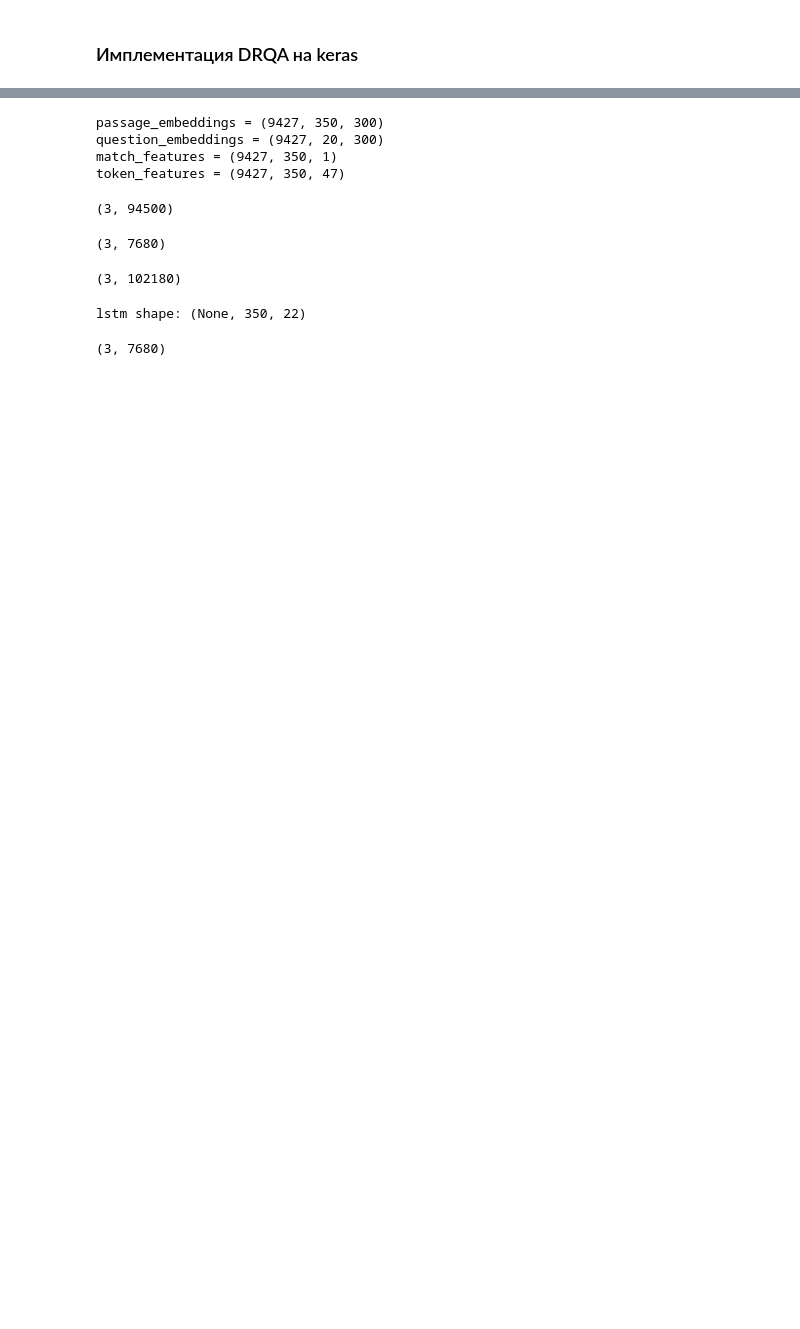
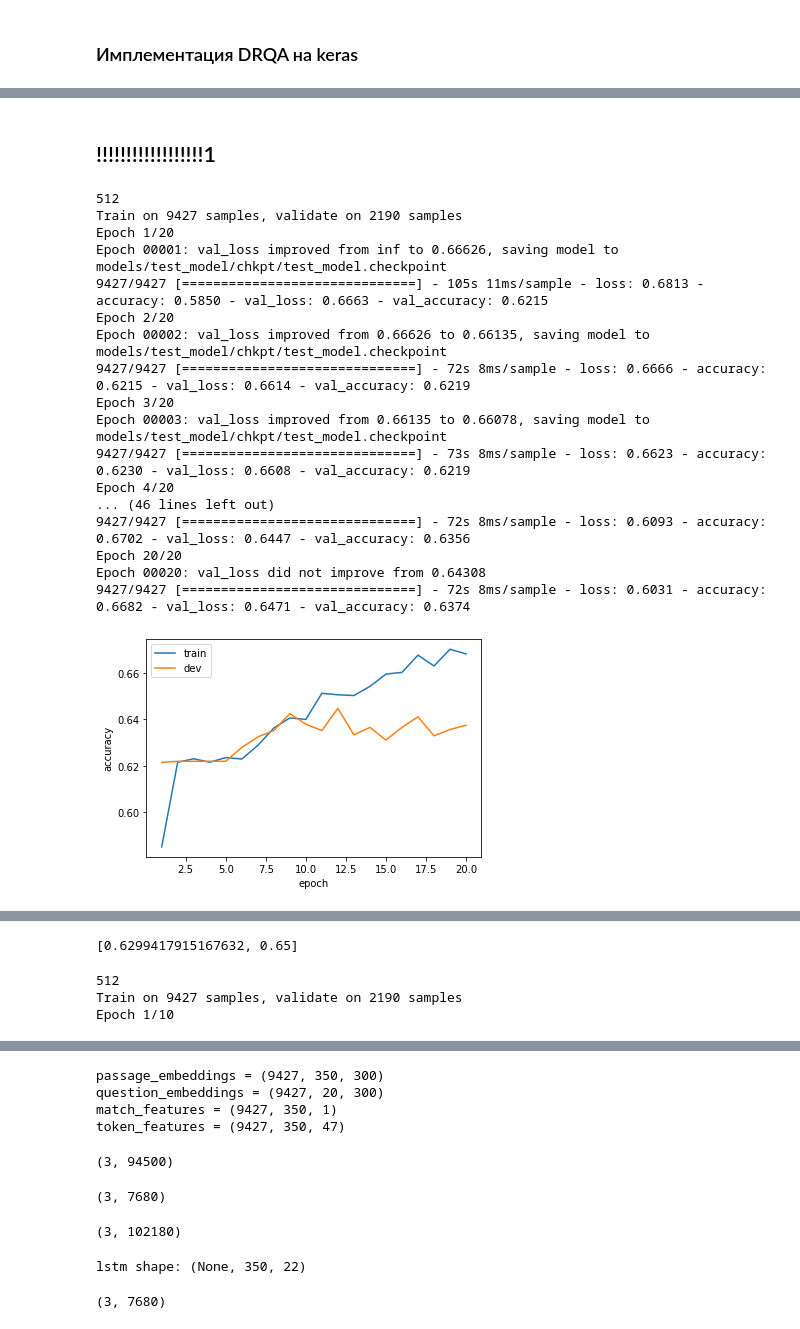
Before and after one commit to litdarya/nlp_tasks, a Jupyter notebook: hw_2/hw2.ipynb, the cells around one changed output, grey strips where cells are left out. Cells and saved outputs as stored; diff of their text form; code cells hidden in the pictures; blank space fills up the shorter version.

```diff
--- a/hw_2/hw2.ipynb
+++ b/hw_2/hw2.ipynb
@@ -1100,0 +1292,48 @@ def train_model(model, embeds):
+# %% [markdown]
+## !!!!!!!!!!!!!!!!!!1
+# %%
+_model = drqa(
+    passage_size=MAX_LEN_PASSAGE,
+    question_size=MAX_LEN_QUEST,
+    embeds_dim=FT_EMBEDS_DIM,
+    match_dim=1,
+    token_features_dim=TOKEN_FEATURES_DIM,
+    alpha_dim=ALPHA_DIM,
+    passage_lstm=LSTM_PASSAGE_DIM,
+    question_lstm=LSTM_QUESTION_DIM,
+    paragraph_params = {
+        'dropout': 0.3,
+        'recurrent_dropout': 0.3,
+    },
+    question_params = {
+        'dropout': 0.3,
+        'recurrent_dropout': 0.3,
+    }
+)
+_model.compile(optimizer='adam', loss='binary_crossentropy', metrics=['accuracy'])
+train_model(
+    _model, 'test_model',
+    X=train_embeds, y=y_train,
+    X_dev=dev_embeds, y_dev=y_dev,
+    epochs=20,
+)
+evaluate_model(_model, test_embeds, y_test)
+# %% [output]
+512
+Train on 9427 samples, validate on 2190 samples
+Epoch 1/20
+Epoch 00001: val_loss improved from inf to 0.66626, saving model to models/test_model/chkpt/test_model.checkpoint
+9427/9427 [==============================] - 105s 11ms/sample - loss: 0.6813 - accuracy: 0.5850 - val_loss: 0.6663 - val_accuracy: 0.6215
+Epoch 2/20
+Epoch 00002: val_loss improved from 0.66626 to 0.66135, saving model to models/test_model/chkpt/test_model.checkpoint
+9427/9427 [==============================] - 72s 8ms/sample - loss: 0.6666 - accuracy: 0.6215 - val_loss: 0.6614 - val_accuracy: 0.6219
+Epoch 3/20
+Epoch 00003: val_loss improved from 0.66135 to 0.66078, saving model to models/test_model/chkpt/test_model.checkpoint
+9427/9427 [==============================] - 73s 8ms/sample - loss: 0.6623 - accuracy: 0.6230 - val_loss: 0.6608 - val_accuracy: 0.6219
+Epoch 4/20
+... (46 lines left out)
+9427/9427 [==============================] - 72s 8ms/sample - loss: 0.6093 - accuracy: 0.6702 - val_loss: 0.6447 - val_accuracy: 0.6356
+Epoch 20/20
+Epoch 00020: val_loss did not improve from 0.64308
+9427/9427 [==============================] - 72s 8ms/sample - loss: 0.6031 - accuracy: 0.6682 - val_loss: 0.6471 - val_accuracy: 0.6374
+[figure, added]
@@ -1100,0 +1341,32 @@ def train_model(model, embeds):
+[0.6299417915167632, 0.65]
+# %%
+_model = drqa(
+    passage_size=MAX_LEN_PASSAGE,
+    question_size=MAX_LEN_QUEST,
+    embeds_dim=FT_EMBEDS_DIM,
+    match_dim=1,
+    token_features_dim=TOKEN_FEATURES_DIM,
+    alpha_dim=ALPHA_DIM,
+    passage_lstm=LSTM_PASSAGE_DIM,
+    question_lstm=LSTM_QUESTION_DIM,
+    paragraph_params = {
+        'dropout': 0.3,
+        'recurrent_dropout': 0.3,
+    },
+    question_params = {
+        'dropout': 0.3,
+        'recurrent_dropout': 0.3,
+    }
+)
+_model.compile(optimizer='adam', loss='binary_crossentropy', metrics=['accuracy'])
+train_model(
+    _model, 'test_model',
+    X=train_embeds, y=y_train,
+    X_dev=dev_embeds, y_dev=y_dev,
+    epochs=10,
+)
+evaluate_model(_model, test_embeds, y_test)
+# %% [output]
+512
+Train on 9427 samples, validate on 2190 samples
+Epoch 1/10
```
Also changed, not shown: parts of 56 cells of this notebook.
